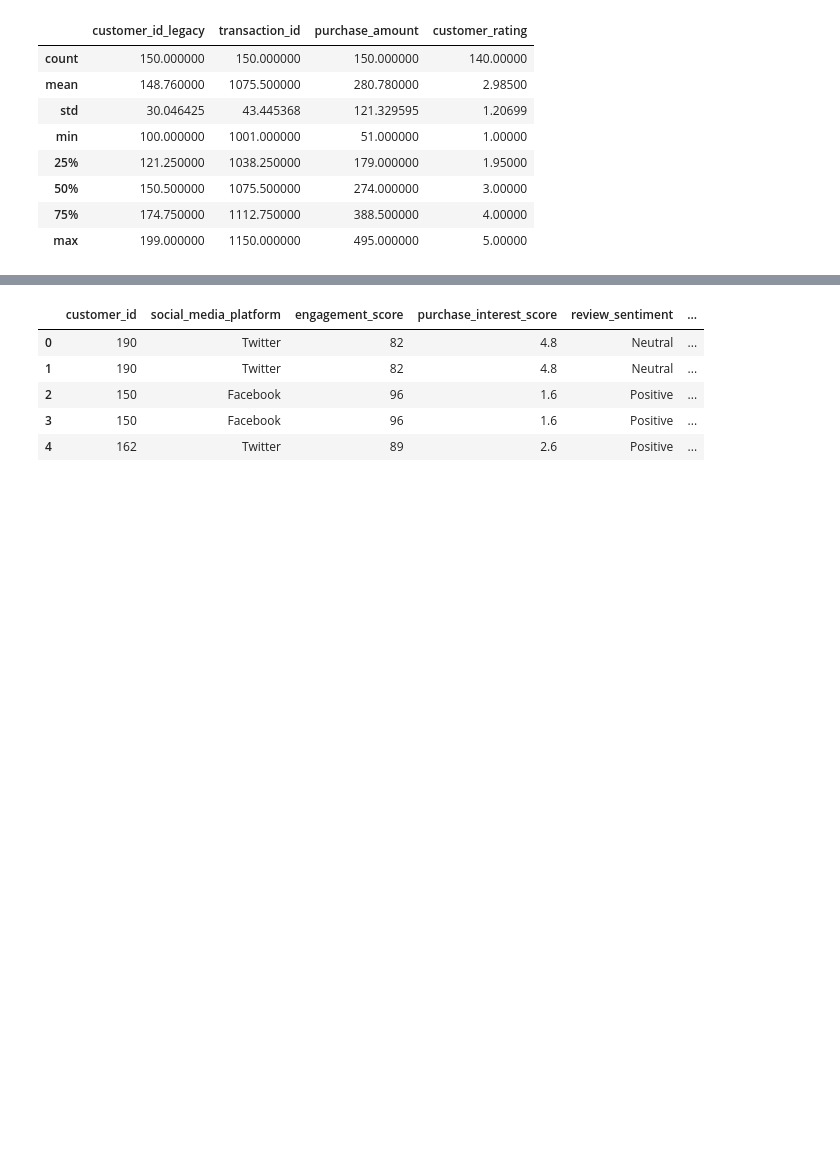
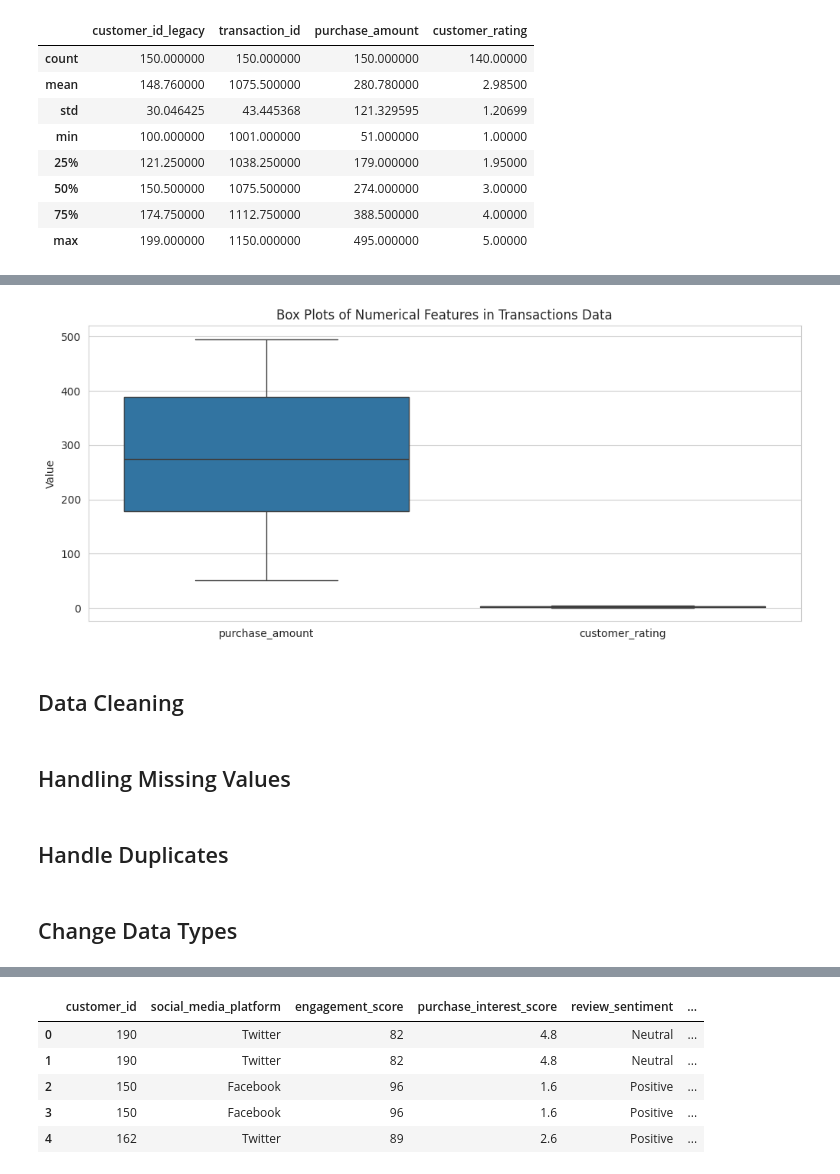
Before and after one commit to DavBelM/Multimodal_Data_Preprocessing, a Jupyter notebook: Formative2.ipynb, the cells around one changed output, grey strips where cells are left out. Cells and saved outputs as stored; diff of their text form; code cells hidden in the pictures; blank space fills up the shorter version.

```diff
--- a/Formative2.ipynb
+++ b/Formative2.ipynb
@@ -88,0 +153,12 @@ transactions.describe()
+# %%
+plt.figure(figsize=(12, 5))
+sns.boxplot(data=transactions[['purchase_amount', 'customer_rating']])
+plt.title('Box Plots of Numerical Features in Transactions Data')
+plt.ylabel('Value')
+plt.show()
+# %% [output]
+[figure, added]
+# %% [markdown]
+## Data Cleaning
+# %% [markdown]
+## Handling Missing Values
@@ -88,0 +167,2 @@ transactions.describe()
+# %% [markdown]
+## Handle Duplicates
@@ -88,0 +171,2 @@ transactions.describe()
+# %% [markdown]
+## Change Data Types
```
Also changed, not shown: parts of 23 cells of this notebook.
